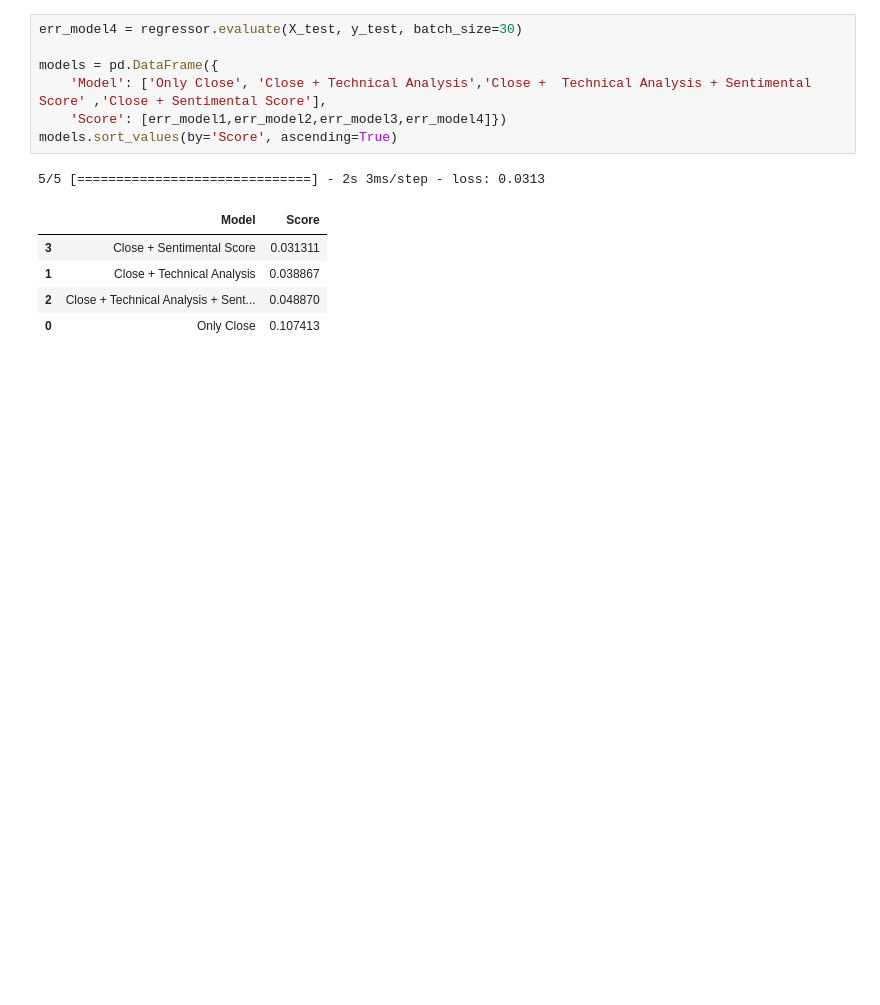
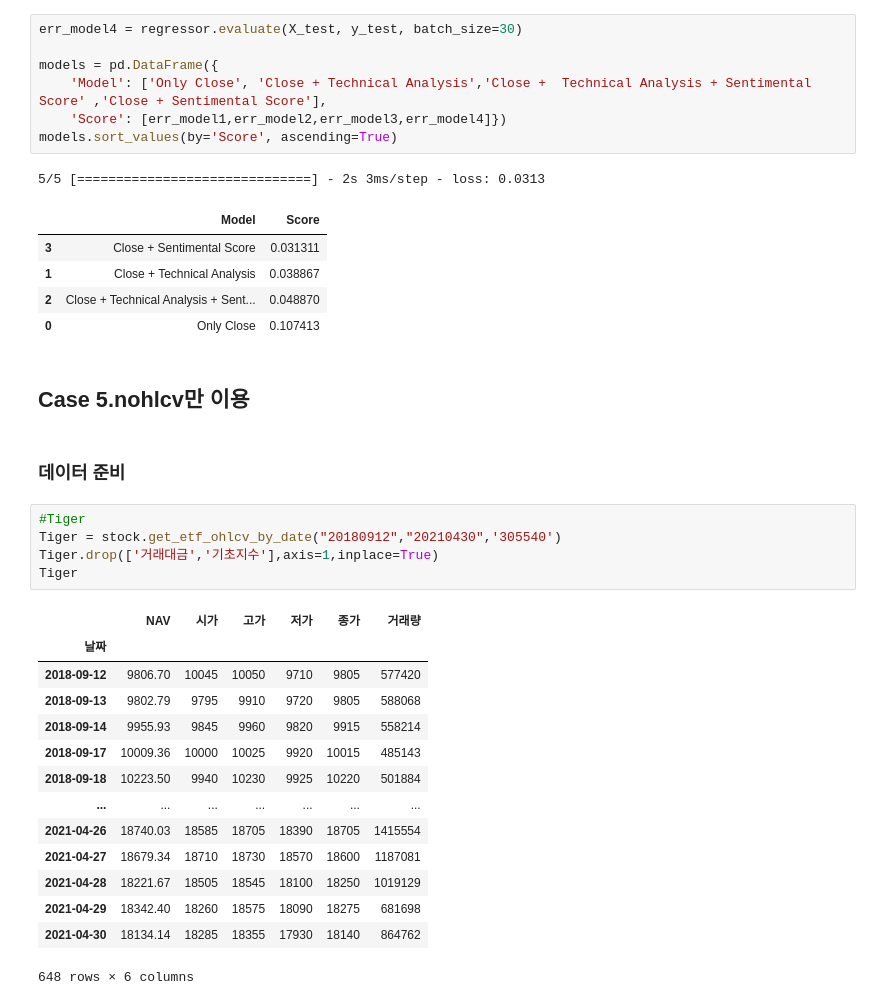
Before and after one commit to 6058ah/BusinessCapstone, a Jupyter notebook: 딥러닝과_텍스트마이닝을_통한_ETF_매매.ipynb, the cells around one changed output. Saved outputs shown, nothing was run; the diff lists cells and outputs as text; blank space fills up the shorter version.

```diff
--- a/딥러닝과_텍스트마이닝을_통한_ETF_매매.ipynb
+++ b/딥러닝과_텍스트마이닝을_통한_ETF_매매.ipynb
@@ -1051,3 +1051,27 @@ models.sort_values(by='Score', ascending=True)
 | 1 | Close + Technical Analysis | 0.038867 |
 | 2 | Close + Technical Analysis + Sent... | 0.048870 |
 | 0 | Only Close | 0.107413 |
+# %% [markdown]
+## Case 5.nohlcv만 이용
+# %% [markdown]
+### 데이터 준비
+# %%
+#Tiger
+Tiger = stock.get_etf_ohlcv_by_date("20180912","20210430",'305540')
+Tiger.drop(['거래대금','기초지수'],axis=1,inplace=True)
+Tiger
+# %% [output]
+|  | NAV | 시가 | 고가 | 저가 | 종가 | 거래량 |
+| 날짜 |  |  |  |  |  |  |
+| 2018-09-12 | 9806.70 | 10045 | 10050 | 9710 | 9805 | 577420 |
+| 2018-09-13 | 9802.79 | 9795 | 9910 | 9720 | 9805 | 588068 |
+| 2018-09-14 | 9955.93 | 9845 | 9960 | 9820 | 9915 | 558214 |
+| 2018-09-17 | 10009.36 | 10000 | 10025 | 9920 | 10015 | 485143 |
+| 2018-09-18 | 10223.50 | 9940 | 10230 | 9925 | 10220 | 501884 |
+| ... | ... | ... | ... | ... | ... | ... |
+| 2021-04-26 | 18740.03 | 18585 | 18705 | 18390 | 18705 | 1415554 |
+| 2021-04-27 | 18679.34 | 18710 | 18730 | 18570 | 18600 | 1187081 |
+| 2021-04-28 | 18221.67 | 18505 | 18545 | 18100 | 18250 | 1019129 |
+| 2021-04-29 | 18342.40 | 18260 | 18575 | 18090 | 18275 | 681698 |
+| 2021-04-30 | 18134.14 | 18285 | 18355 | 17930 | 18140 | 864762 |
+648 rows × 6 columns
```
Also changed, not shown: parts of 11 cells of this notebook.
